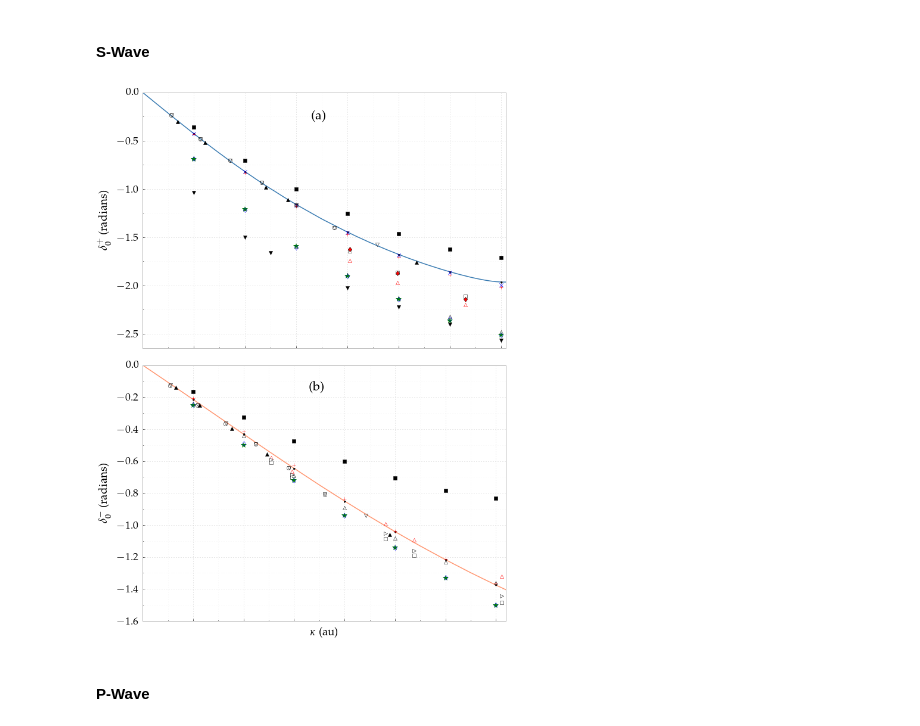
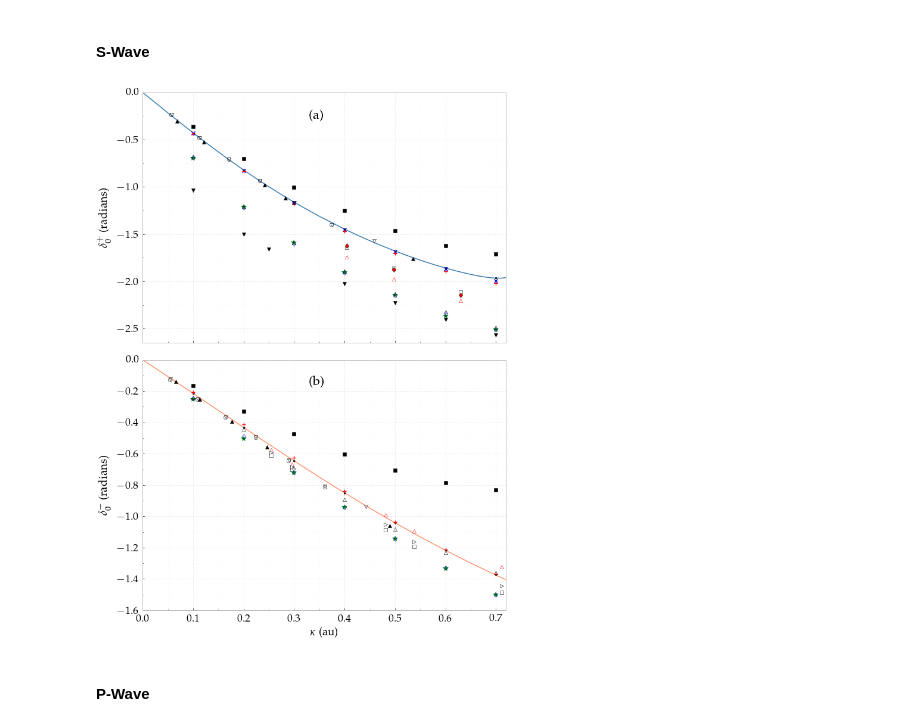
Before and after one commit to DentonW/Papers, a Jupyter notebook: Dissertation/IPython/Dissertation.ipynb, the cells around one changed output. Drawn from its saved outputs; the diff is of its cells as text; code cells hidden in the pictures.

```diff
--- a/Dissertation/IPython/Dissertation.ipynb
+++ b/Dissertation/IPython/Dissertation.ipynb
@@ -534,10 +534,11 @@ pyplot.subplot(2, 1, 1)
 
 pyplot.plot(df['Kappa'], df['Phase1S'], marker='.', markersize=0.01, color=singletcolor)
 #pyplot.plot(Zhang1S2012['kappa'], Zhang1S2012['phase'], 'bx')
-pyplot.plot(Walters1S2004['kappa'], Walters1S2004['phase'], 'bx')
+pyplot.plot(Ray1S1997['kappa'], Ray1S1997['phase'], 'g*', markersize=10, markerfacecolor='g', markeredgecolor='none')
+pyplot.plot(Walters1S2004['kappa'], Walters1S2004['phase'], 'bx', mew=1.3)
 pyplot.plot(VanReeth1S2003['kappa'], VanReeth1S2003['phase'], 'k.')
 pyplot.plot(Walters1S2004['kappa'], Walters1S2004['phase'], 'bx')
-pyplot.plot(Blackwood1S2002['kappa'], Blackwood1S2002['phase'], 'r+')
+pyplot.plot(Blackwood1S2002['kappa'], Blackwood1S2002['phase'], 'r+', mew=1.3)
 pyplot.plot(Chiesa1S2002['kappa'], Chiesa1S2002['phase'], 'k^')
 pyplot.plot(Ivanov1S2002['kappa'], Ivanov1S2002['phase'], 'kv', markerfacecolor='none', markeredgecolor='k')
 pyplot.plot(Ivanov1S2001['kappa'], Ivanov1S2001['phase'], 'ko', markerfacecolor='none')
@@ -545,7 +546,6 @@ pyplot.plot(Sinha1S2000['kappa'], Sinha1S2000['phase'], '^', markerfacecolor='no
 pyplot.plot(Adhikari1S1999['kappa'], Adhikari1S1999['phase'], 'ks')
 pyplot.plot(Campbell1S1998['kappa'], Campbell1S1998['phase'], 's', markerfacecolor='none', markeredgecolor='k')
 pyplot.plot(Sinha1S1997['kappa'], Sinha1S1997['phase'], '^', markerfacecolor='none', markeredgecolor='k')
-pyplot.plot(Ray1S1997['kappa'], Ray1S1997['phase'], 'g*', markersize=10, markerfacecolor='g', markeredgecolor='none')
 pyplot.plot(Drachman1S1975['kappa'], Drachman1S1975['phase'], 'rd')
 pyplot.plot(Hara1S1975['kappa'], Hara1S1975['phase'], 'd', markerfacecolor='none', markeredgecolor='b')
 pyplot.plot(Fraser1S1961['kappa'], Fraser1S1961['phase'], 'kv')
@@ -556,44 +556,44 @@ ax = plt.gca()
 ax.set_xticklabels([])
 ax.text(0.33, -0.28, '(a)', fontsize=22)
 
-pyplot.xlim([0, 0.71])
+pyplot.xlim([0, 0.72])
 pyplot.ylim([-2.65, 0])
 FixPlot(plt)
 
 ###########
 # Triplet #
 ###########
 pyplot.subplot(2, 1, 2)
 
 df.plot(x='Kappa', y='Phase3S', marker='.', markersize=0.01, label=r'$^3S$ Complex Kohn', color=tripletcolor)
+pyplot.plot(Ray3S1997['kappa'], Ray3S1997['phase'], 'g*', markersize=10, markerfacecolor='g', markeredgecolor='none', label='Ray 1997')
 pyplot.plot(VanReeth3S2003['kappa'], VanReeth3S2003['phase'], 'k.')
-pyplot.plot(Blackwood3S2002['kappa'], Blackwood3S2002['phase'], 'r+', label='Blackwood 2002')
+pyplot.plot(Blackwood3S2002['kappa'], Blackwood3S2002['phase'], 'r+', label='Blackwood 2002', mew=1.3)
 pyplot.plot(Chiesa3S2002['kappa'], Chiesa3S2002['phase'], 'k^', label='Chiesa 2002')
 pyplot.plot(Ivanov3S2002['kappa'], Ivanov3S2002['phase'], 'kv', markerfacecolor='none', markeredgecolor='k', label='Ivanov 2002')
 pyplot.plot(Ivanov3S2001['kappa'], Ivanov3S2001['phase'], 'ko', markerfacecolor='none')
 pyplot.plot(Sinha3S2000['kappa'], Sinha3S2000['phase'], '^', markerfacecolor='none', markeredgecolor='r', label='Sinha 2000')
 pyplot.plot(Adhikari3S1999['kappa'], Adhikari3S1999['phase'], 'ks', label='Adhikari 1999')
 pyplot.plot(Campbell3S1998['kappa'], Campbell3S1998['phase'], 's', markerfacecolor='none', markeredgecolor='k', label='Campbell 1998')
 pyplot.plot(Sinha3S1997['kappa'], Sinha3S1997['phase'], '^', markerfacecolor='none', markeredgecolor='k', label='Sinha 1997')
-pyplot.plot(Ray3S1997['kappa'], Ray3S1997['phase'], 'g*', markersize=10, markerfacecolor='g', markeredgecolor='none', label='Ray 1997')
 #pyplot.plot(Drachman3S1976['kappa'], Drachman3S1976['phase'], 'rd', label='Drachman 1975')
 pyplot.plot(Drachman3S1976['kappa'], Drachman3S1976['phase'], 'w>', label='Drachman 1975')
 pyplot.plot(Hara3S1975['kappa'], Hara3S1975['phase'], 'd', markerfacecolor='none', markeredgecolor='b', label='Hara 1975')
 pyplot.xlabel(r"$\kappa$ (au)")
 pyplot.ylabel(r"$\delta_0^-$ (radians)")
 
 ax = plt.gca()
-ax.set_xticklabels([])
+#ax.set_xticklabels([])
 ax.text(0.33, -0.16, '(b)', fontsize=22)
 
 pyplot.xlim([0, 0.72])
 FixPlot(plt)
 
 plt.tight_layout()
 pyplot.savefig('swave-comparisons.pdf', bbox_inches='tight')
 pyplot.show()
 # %% [output]
-[figure, old version]
+[figure, new version]
 # %% [markdown]
 #### P-Wave
 # %%
```
Also changed, not shown: parts of 14 cells of this notebook, 7 other files.
